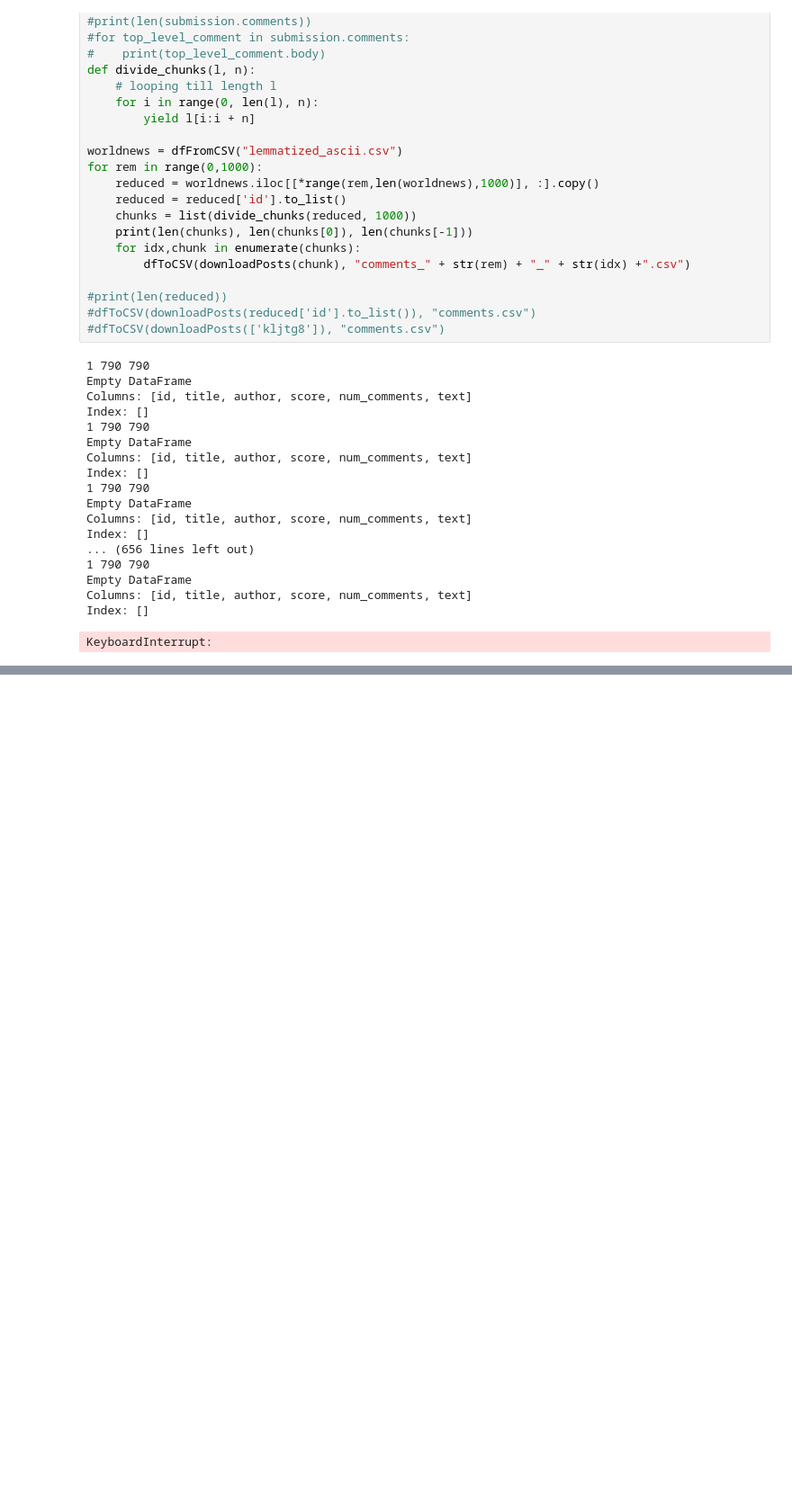
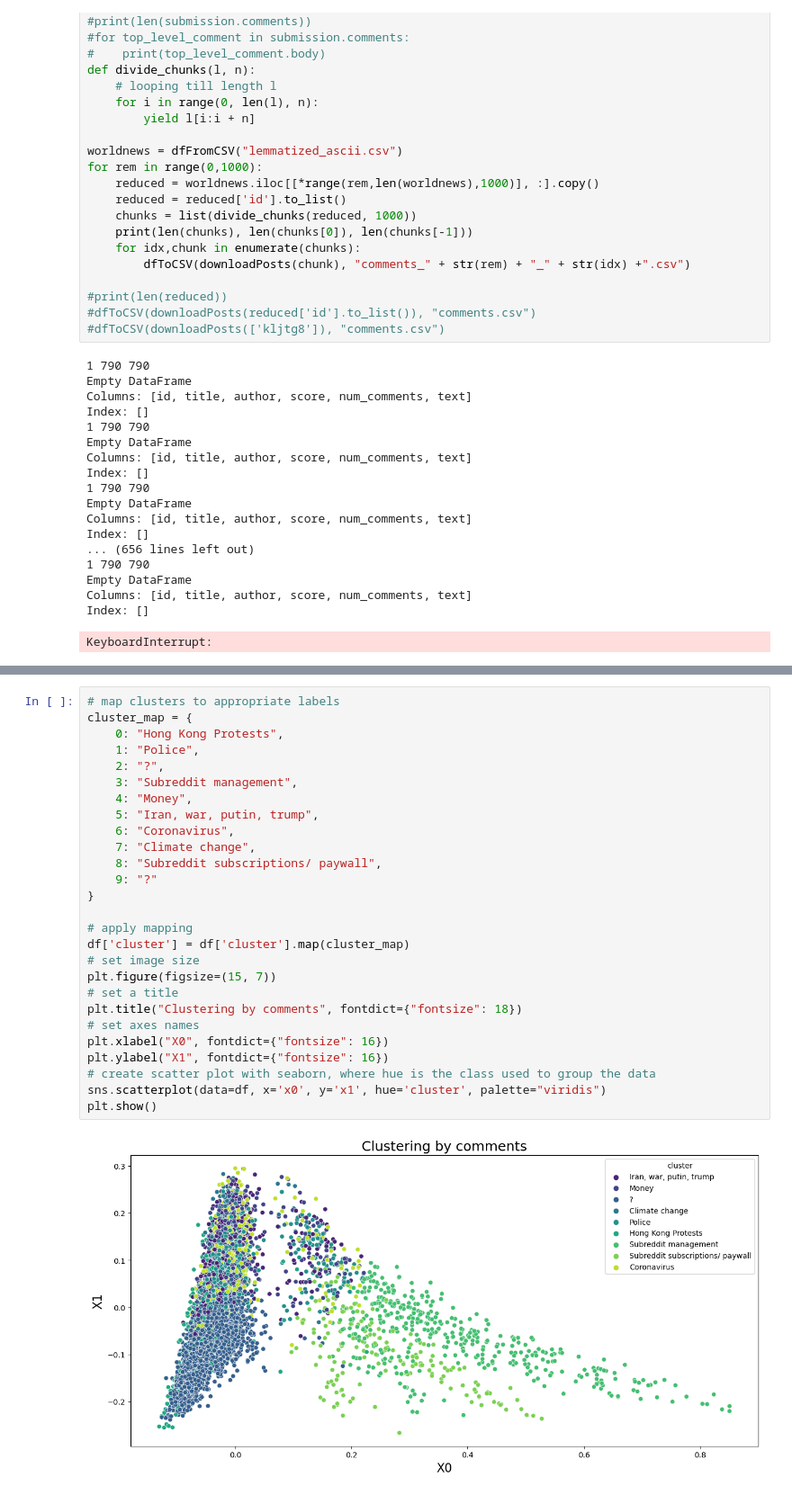
Before and after one commit to rauliacoban/reddit-mining, a Jupyter notebook: reddit.ipynb, the cells around one changed output, grey strips where cells are left out. Shown: that part at 90% size. Drawn from its saved outputs; the diff is of its cells as text; blank space fills up the shorter version.

```diff
--- a/reddit.ipynb
+++ b/reddit.ipynb
@@ -291,0 +583,29 @@ df
+# %%
+# map clusters to appropriate labels
+cluster_map = {
+    0: "Hong Kong Protests",
+    1: "Police",
+    2: "?",
+    3: "Subreddit management",
+    4: "Money",
+    5: "Iran, war, putin, trump",
+    6: "Coronavirus",
+    7: "Climate change",
+    8: "Subreddit subscriptions/ paywall",
+    9: "?"
+}
+
+# apply mapping
+df['cluster'] = df['cluster'].map(cluster_map)
+# set image size
+plt.figure(figsize=(15, 7))
+# set a title
+plt.title("Clustering by comments", fontdict={"fontsize": 18})
+# set axes names
+plt.xlabel("X0", fontdict={"fontsize": 16})
+plt.ylabel("X1", fontdict={"fontsize": 16})
+# create scatter plot with seaborn, where hue is the class used to group the data
+sns.scatterplot(data=df, x='x0', y='x1', hue='cluster', palette="viridis")
+plt.show()
+# %% [output]
+[figure, added]
```
Also changed, not shown: parts of 8 cells of this notebook, 16 other files.
